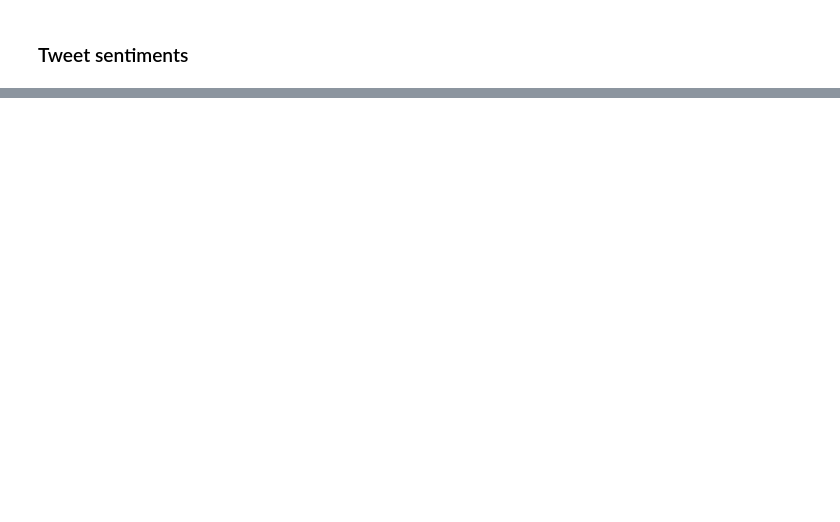
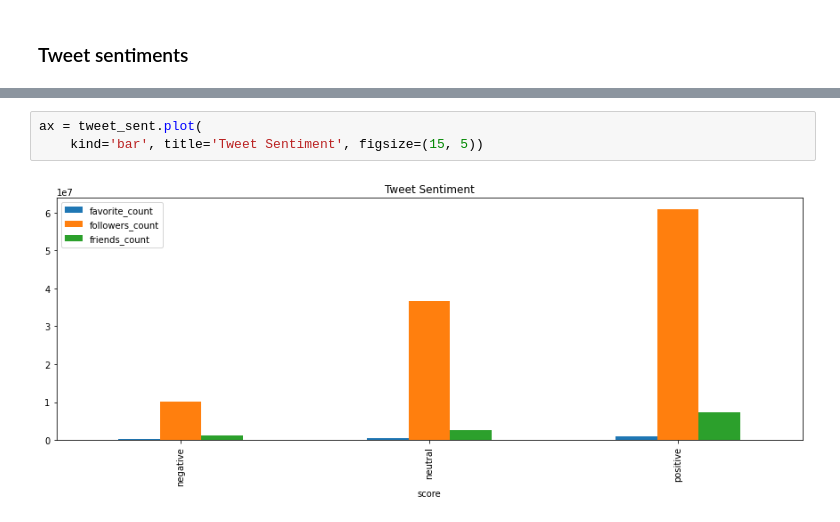
Before and after one commit to eandualem/Twitter-Data-Analysis, a Jupyter notebook: notebooks/preprocessing.ipynb, the cells around one changed output, grey strips where cells are left out. Saved outputs shown, nothing was run; the diff lists cells and outputs as text; blank space fills up the shorter version.

```diff
--- a/notebooks/preprocessing.ipynb
+++ b/notebooks/preprocessing.ipynb
@@ -220,0 +267,5 @@ tweet_sent
+# %%
+ax = tweet_sent.plot(
+    kind='bar', title='Tweet Sentiment', figsize=(15, 5))
+# %% [output]
+[figure, added]
```
Also changed, not shown: parts of 52 cells of this notebook, 2 other files.
